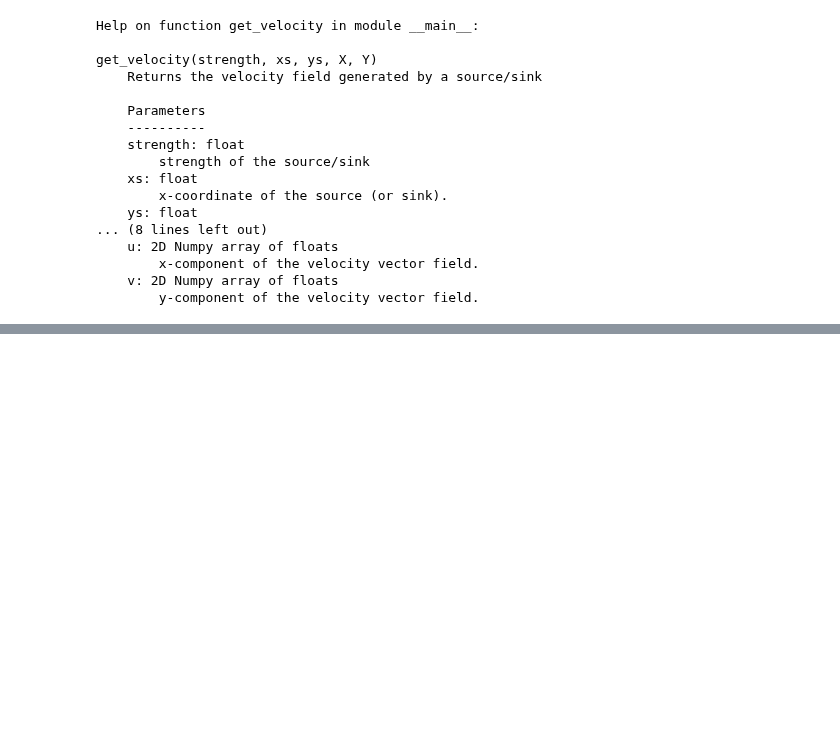
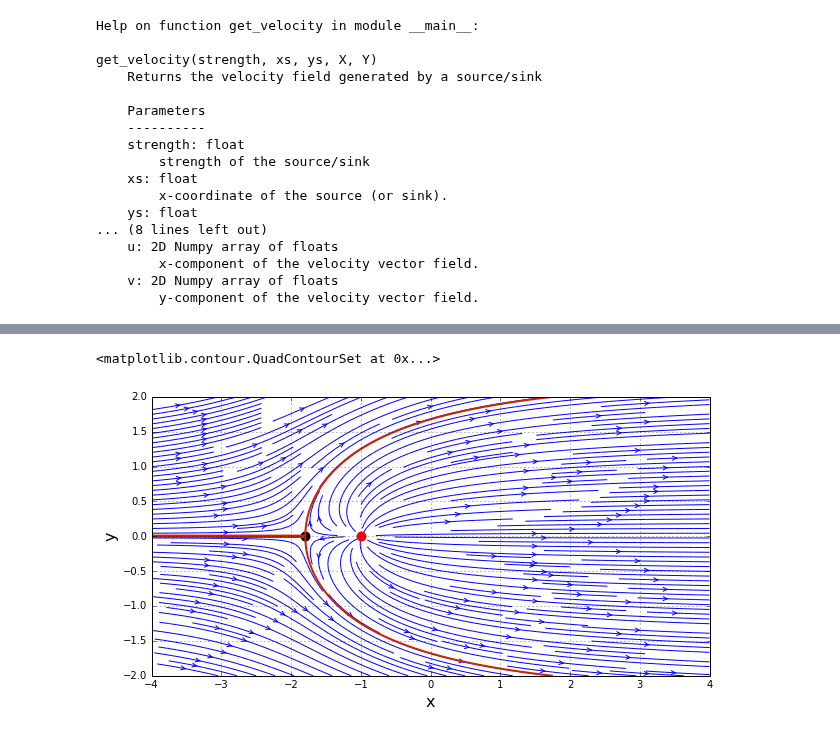
Before and after one commit to liu19941121/mae6226-work, a Jupyter notebook: lesson2.ipynb, the cells around one changed output, grey strips where cells are left out. Drawn from its saved outputs; the diff is of its cells as text; code cells hidden in the pictures; blank space fills up the shorter version.

```diff
--- a/lesson2.ipynb
+++ b/lesson2.ipynb
@@ -98,0 +117,37 @@ TypeError: 'NoneType' object is not iterable
+# %%
+u = u_freestream + u_source
+
+v = v_freestream + v_source
+
+psi = psi_freestream + psi_source
+
+size = 10
+
+pyplot.figure(figsize=(size, (y_end-y_start)/(x_end-x_start)*size))
+
+pyplot.grid(True)
+
+pyplot.xlabel('x', fontsize=16)
+
+pyplot.ylabel('y', fontsize=16)
+
+pyplot.xlim(x_start, x_end)
+
+pyplot.ylim(y_start, y_end)
+
+pyplot.streamplot(X, Y, u, v, density=2, linewidth=1, arrowsize=1, arrowstyle='->')
+
+pyplot.scatter(x_source, y_source, color='r', s=80, marker='o')
+
+x_stagnation = x_source - strength_source/(2*numpy.pi*u_inf)
+
+y_stagnation = y_source
+
+pyplot.scatter(x_stagnation, y_stagnation, color='k', s=80, marker='o')
+
+pyplot.contour(X, Y, psi,
+            levels=[-strength_source/2, +strength_source/2],
+            colors='#CD2305', linewidths=2, linestyles='solid')
+# %% [output]
+<matplotlib.contour.QuadContourSet at 0x...>
+[figure, added]
```
Also changed, not shown: parts of 5 cells of this notebook.
